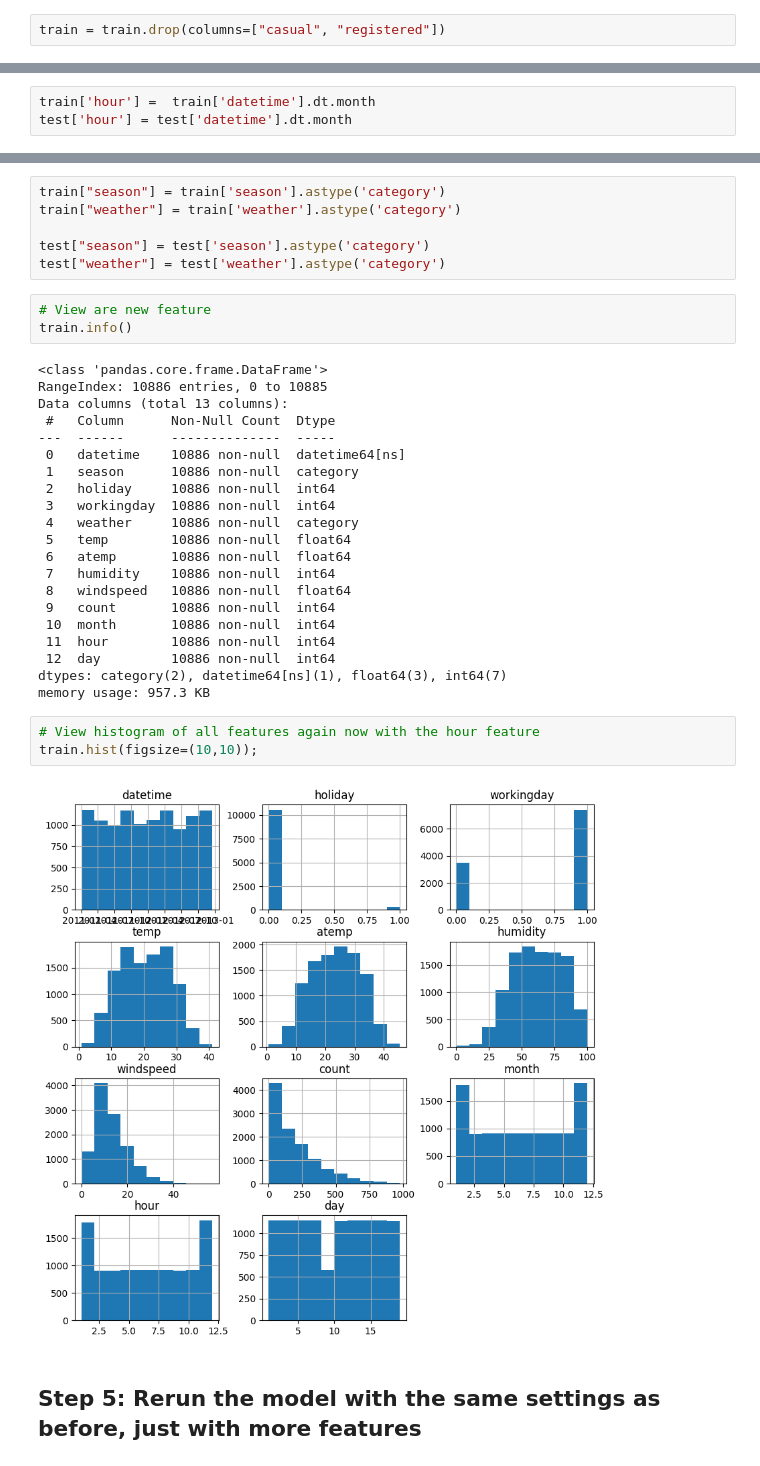
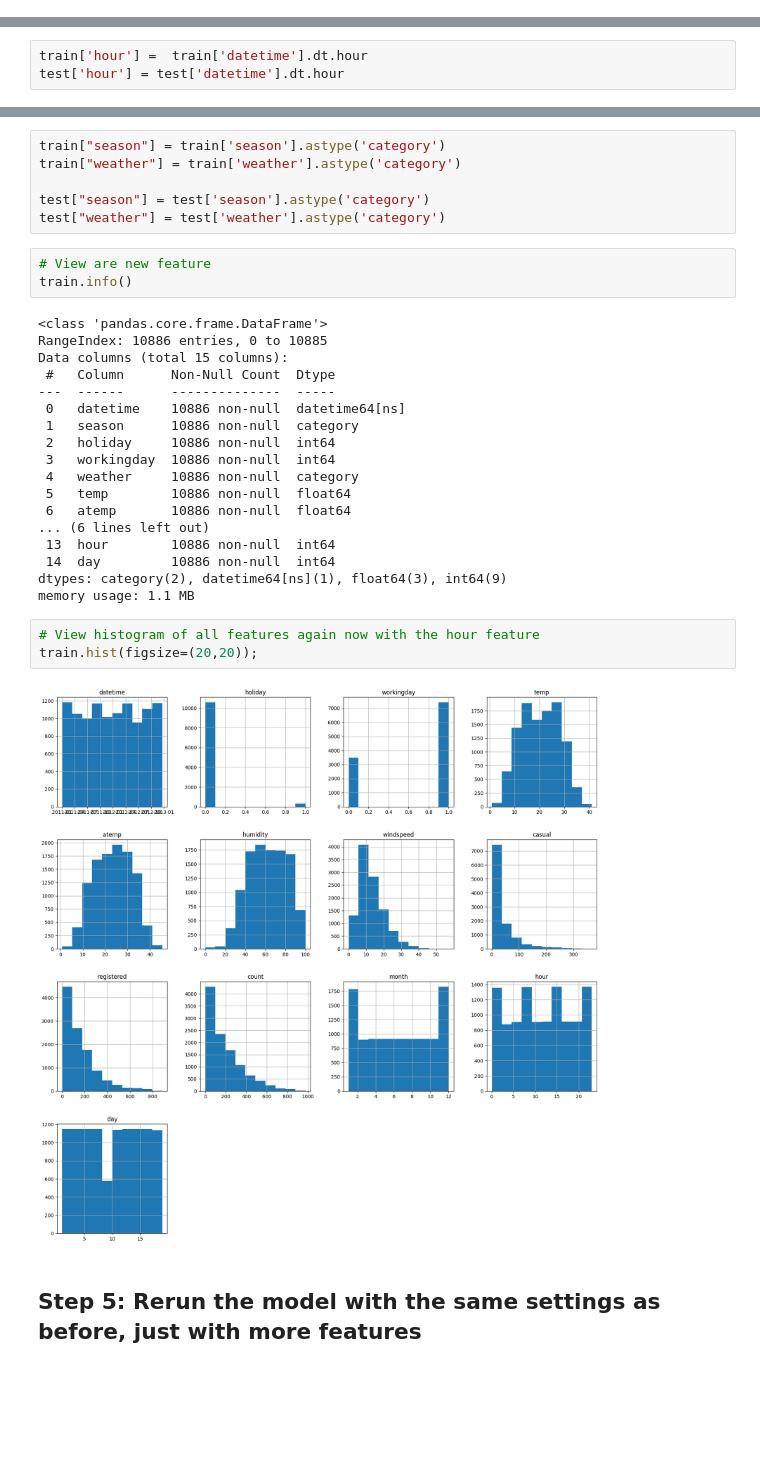
Before and after one commit to AlaaMelek/Bike-Sharing-Demand, a Jupyter notebook: project-template.ipynb, the cells around one changed output, grey strips where cells are left out. Saved outputs shown, nothing was run; the diff lists cells and outputs as text; blank space fills up the shorter version.

```diff
--- a/project-template.ipynb
+++ b/project-template.ipynb
@@ -179,5 +179,3 @@ Requirements:
 * Use the `root_mean_squared_error` as the metric to use for evaluation.
 * Set a time limit of 10 minutes (600 seconds).
 * Use the preset `best_quality` to focus on creating the best model.
-# %%
-train = train.drop(columns=["casual", "registered"])
@@ -357,8 +332,8 @@ train.hist(figsize=(10,10));
 train['month'] = train['datetime'].dt.month
 test['month'] = test['datetime'].dt.month
 # %%
-train['hour'] =  train['datetime'].dt.month
-test['hour'] = test['datetime'].dt.month
+train['hour'] =  train['datetime'].dt.hour
+test['hour'] = test['datetime'].dt.hour
 # %%
 train['day'] = train['datetime'].dt.day
 test['day'] = test['datetime'].dt.day
@@ -387,7 +362,7 @@ train.info()
 # %% [output]
 <class 'pandas.core.frame.DataFrame'>
 RangeIndex: 10886 entries, 0 to 10885
-Data columns (total 13 columns):
+Data columns (total 15 columns):
  #   Column      Non-Null Count  Dtype
 ---  ------      --------------  -----
  0   datetime    10886 non-null  datetime64[ns]
@@ -397,19 +372,16 @@ Data columns (total 13 columns):
  4   weather     10886 non-null  category
  5   temp        10886 non-null  float64
  6   atemp       10886 non-null  float64
- 7   humidity    10886 non-null  int64
- 8   windspeed   10886 non-null  float64
- 9   count       10886 non-null  int64
- 10  month       10886 non-null  int64
- 11  hour        10886 non-null  int64
- 12  day         10886 non-null  int64
-dtypes: category(2), datetime64[ns](1), float64(3), int64(7)
-memory usage: 957.3 KB
+... (6 lines left out)
+ 13  hour        10886 non-null  int64
+ 14  day         10886 non-null  int64
+dtypes: category(2), datetime64[ns](1), float64(3), int64(9)
+memory usage: 1.1 MB
 # %%
 # View histogram of all features again now with the hour feature
-train.hist(figsize=(10,10));
+train.hist(figsize=(20,20));
 # %% [output]
-[figure, old version]
+[figure, new version]
 # %% [markdown]
 ## Step 5: Rerun the model with the same settings as before, just with more features
 # %%
```
Also changed, not shown: parts of 29 cells of this notebook, 3 other files.
